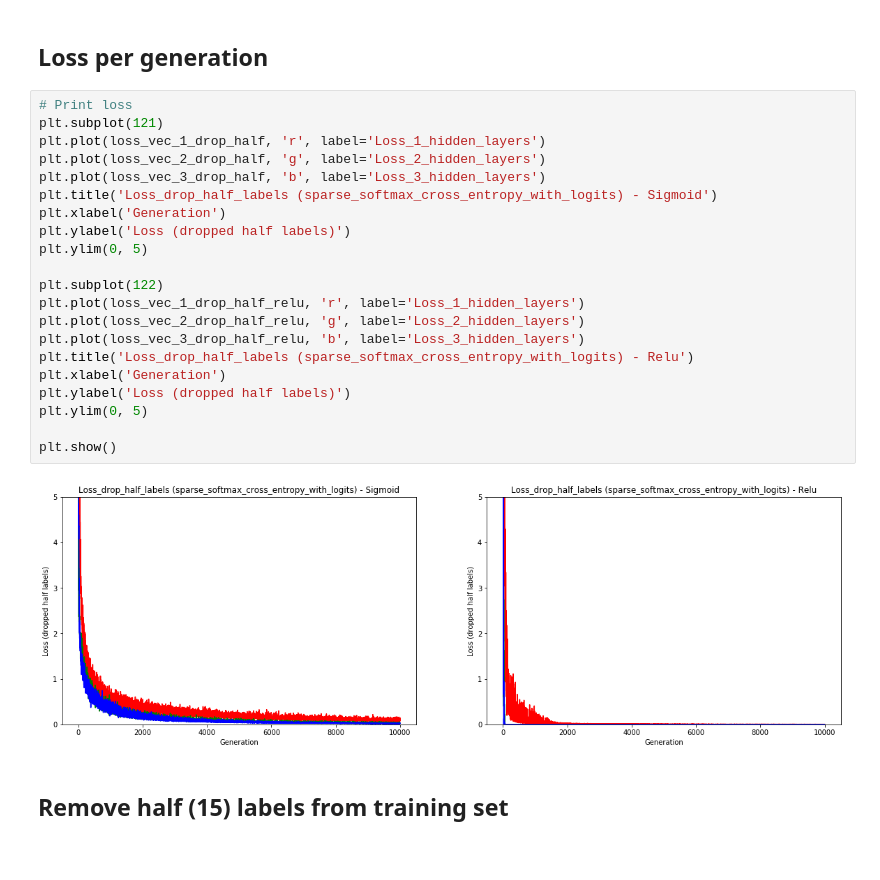
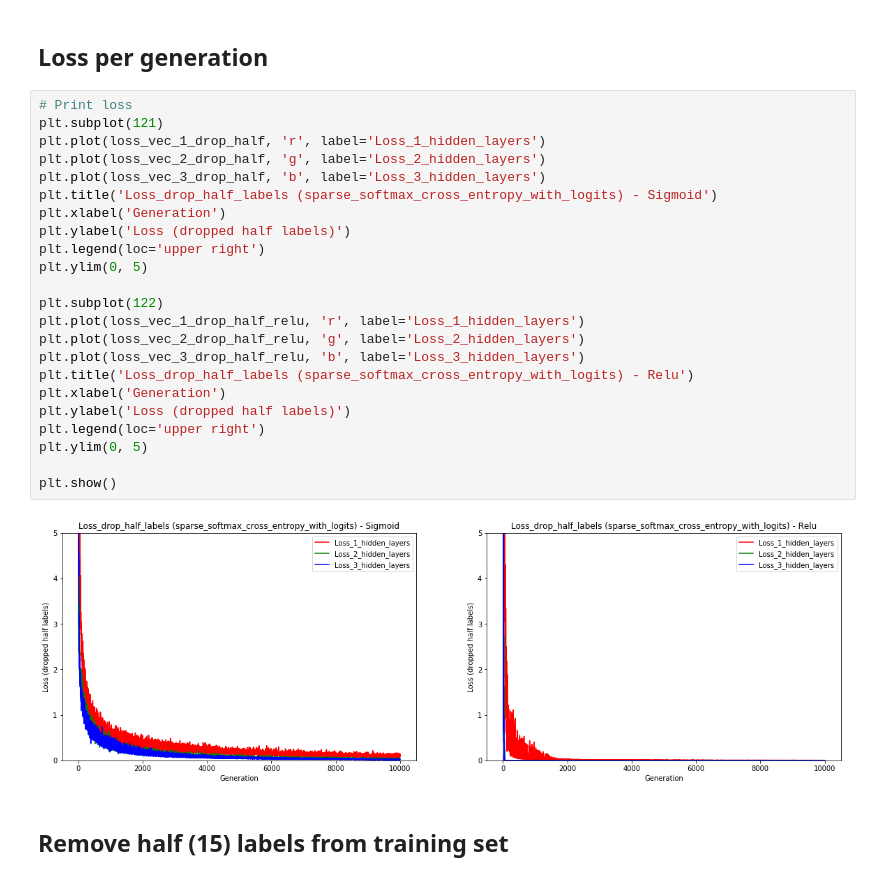
Before and after one commit to jerryzhu1/ProjectX, a Jupyter notebook: Learn tic tac toe with NN.ipynb, the cells around one changed output. Cells and saved outputs as stored; diff of their text form.

```diff
--- a/Learn tic tac toe with NN.ipynb
+++ b/Learn tic tac toe with NN.ipynb
@@ -440,26 +443,28 @@ Final accuracy:  0.615
 # %%
 # Print loss
 plt.subplot(121)
 plt.plot(loss_vec_1_drop_half, 'r', label='Loss_1_hidden_layers')
 plt.plot(loss_vec_2_drop_half, 'g', label='Loss_2_hidden_layers')
 plt.plot(loss_vec_3_drop_half, 'b', label='Loss_3_hidden_layers')
 plt.title('Loss_drop_half_labels (sparse_softmax_cross_entropy_with_logits) - Sigmoid')
 plt.xlabel('Generation')
 plt.ylabel('Loss (dropped half labels)')
+plt.legend(loc='upper right')
 plt.ylim(0, 5)
 
 plt.subplot(122)
 plt.plot(loss_vec_1_drop_half_relu, 'r', label='Loss_1_hidden_layers')
 plt.plot(loss_vec_2_drop_half_relu, 'g', label='Loss_2_hidden_layers')
 plt.plot(loss_vec_3_drop_half_relu, 'b', label='Loss_3_hidden_layers')
 plt.title('Loss_drop_half_labels (sparse_softmax_cross_entropy_with_logits) - Relu')
 plt.xlabel('Generation')
 plt.ylabel('Loss (dropped half labels)')
+plt.legend(loc='upper right')
 plt.ylim(0, 5)
 
 plt.show()
 # %% [output]
-[figure, old version]
+[figure, new version]
 # %% [markdown]
 ## Remove half (15) labels from training set
 # %%
```
Also changed, not shown: parts of 3 cells of this notebook.
